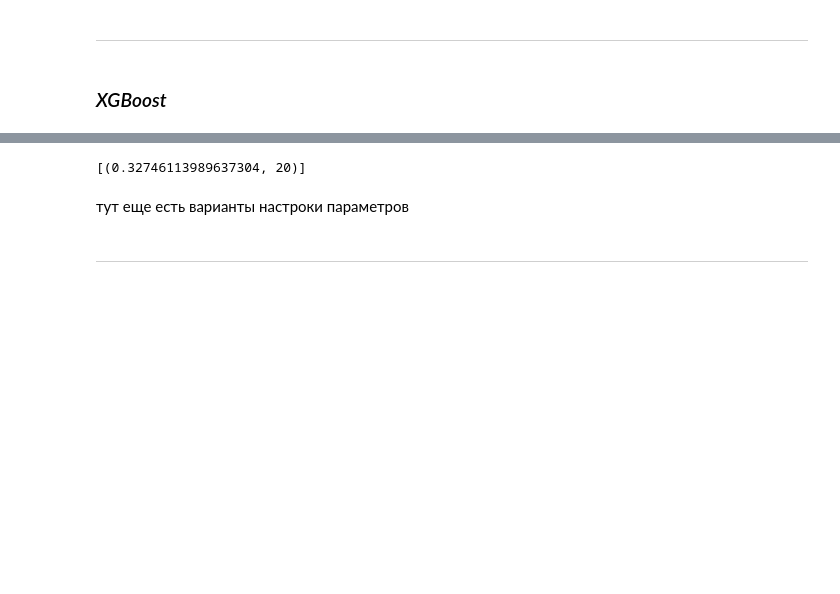
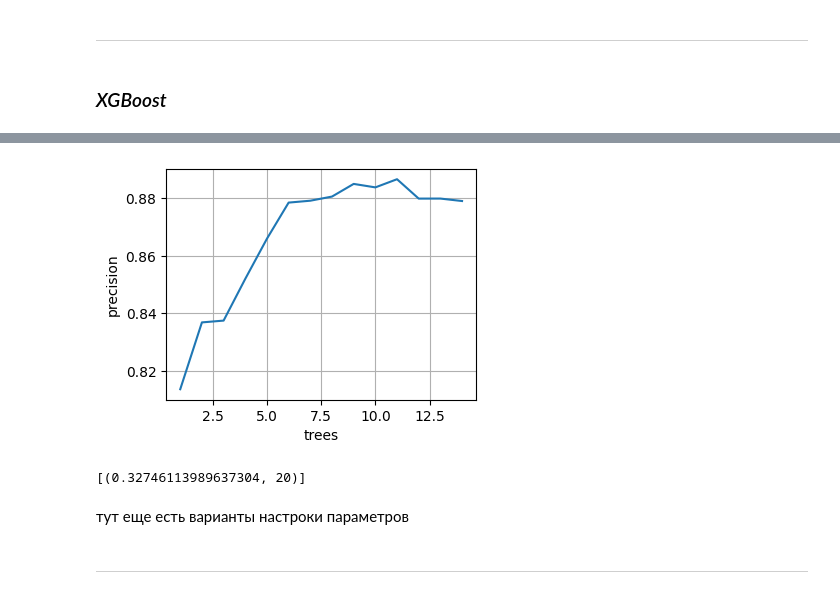
Before and after one commit to julianzim/toxic_comment_detection, a Jupyter notebook: toxic_comment_detection.ipynb, the cells around one changed output, grey strips where cells are left out. Cells and saved outputs as stored; diff of their text form; code cells hidden in the pictures; blank space fills up the shorter version.

```diff
--- a/toxic_comment_detection.ipynb
+++ b/toxic_comment_detection.ipynb
@@ -110,8 +110,8 @@ vectorizer = TfidfVectorizer(tokenizer=lambda x: tokenize_sentence(x, remove_sto
 from sklearn.model_selection import train_test_split
 
 features, labels = df['comment'], df['toxic']
-features = vectorizer.fit_transform(features)
-x_train, x_test, y_train, y_test = train_test_split(features,
+features_vect = vectorizer.fit_transform(features)
+x_train, x_test, y_train, y_test = train_test_split(features_vect,
                                                     labels,
                                                     test_size=0.2,
                                                     random_state=0)
@@ -336,8 +336,8 @@ ___
 %%time
 
 svc_grid = GridSearchCV(SVC(),
-                        param_grid={'C': np.logspace(-1, 1, 10),
-                                    'gamma': np.logspace(-2, 1, 10)
+                        param_grid={'C': [0.9],
+                                    'gamma': [0.09]
                                    },
                         verbose=0,
                         scoring='precision',
@@ -390,3 +383,12 @@ Text(0, 0.5, 'auc score')
+# %%
+plt.figure(figsize=[4,3])
+plt.plot(trees, xgb_scoring.mean(axis=1), label='XGBoost')
+plt.grid(True)
+plt.xlabel('trees')
+plt.ylabel('precision')
+plt.show()
+# %% [output]
+[figure, added]
 # %%
 trees = list(range(10, 110, 10))
 scores = []
```
Also changed, not shown: parts of 16 cells of this notebook.
